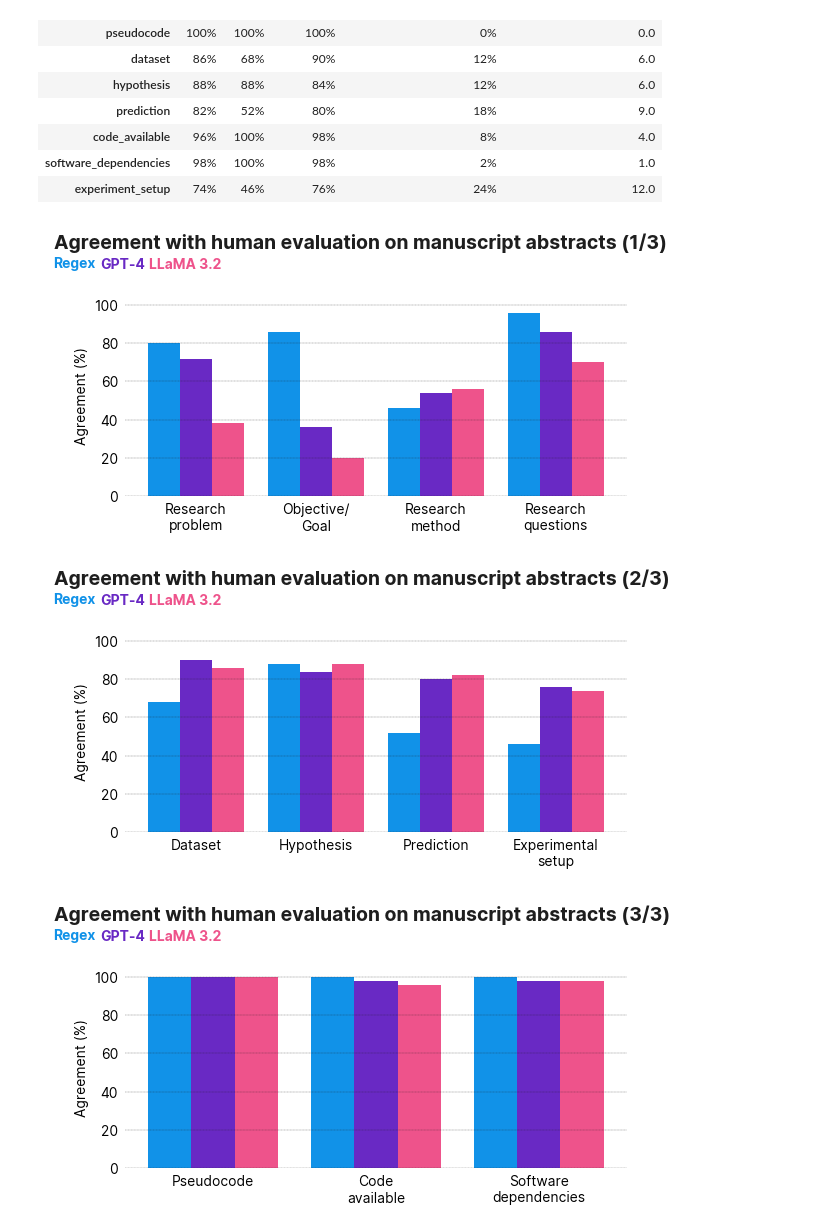
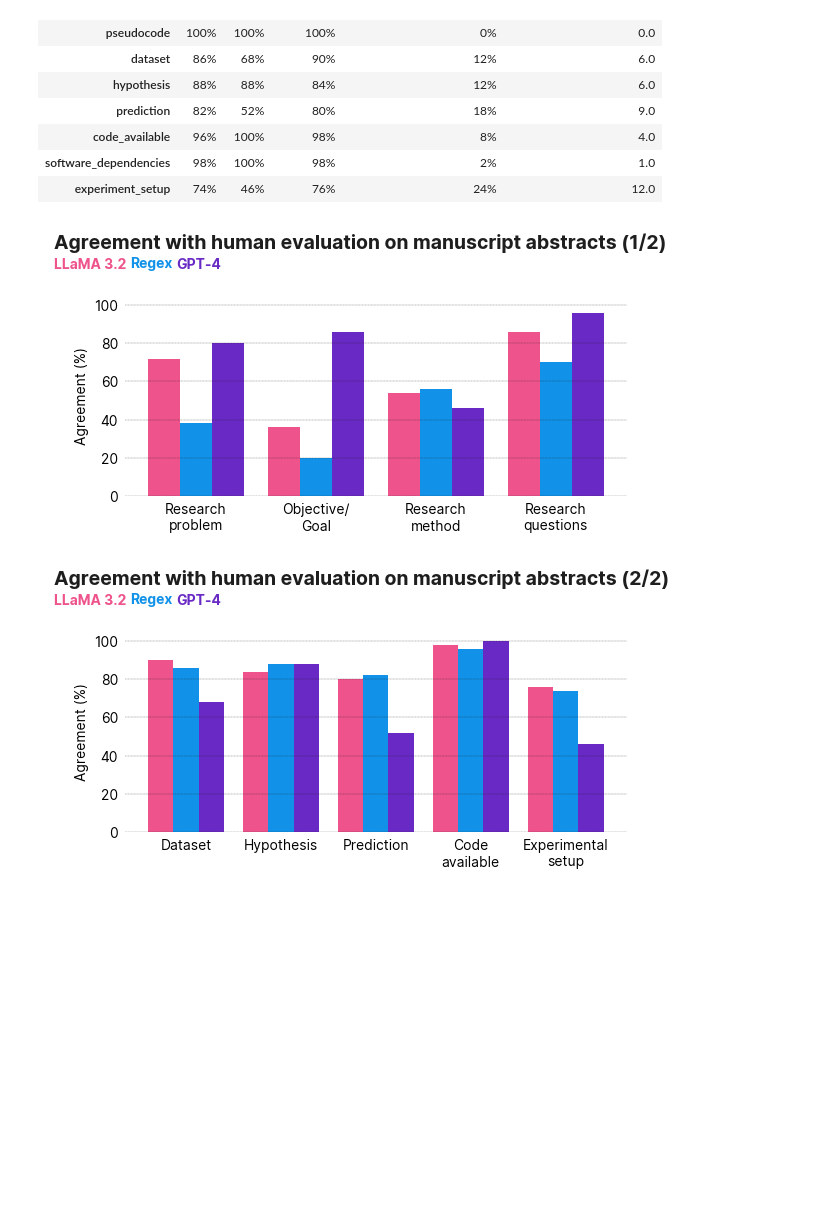
Before and after one commit to Machine-Learning-Pipelines/reproscreener, a Jupyter notebook: docs/manual_evaluation_explorer.ipynb, the cells around one changed output. Saved outputs shown, nothing was run; the diff lists cells and outputs as text; code cells hidden in the pictures; blank space fills up the shorter version.

Commit message:
fix plot 3 legend order, add axis titles to heatmaps, add ibm carbon

```diff
--- a/docs/manual_evaluation_explorer.ipynb
+++ b/docs/manual_evaluation_explorer.ipynb
@@ -460,25 +564,16 @@ merged_agreement_results_manual
 | software_dependencies | 98% | 100% | 98% | 2% | 1.0 |
 | experiment_setup | 74% | 46% | 76% | 24% | 12.0 |
 # %%
-def plot_agreement_by_metric_mpl(metrics_display_map, metric_order):
+def plot_agreement_by_metric_mpl(metrics_display_map):
     df_sorted = merged_agreement_results_melt.sort_values(["Metric","Method"])
-    methods = df_sorted["Method"].unique()
-    colors = {
-        # "Regex": "#F84F52",
-        # "GPT-4": "#40A6DD",
-        # "LLaMA 3.2": "#57C785"
-        # "Regex": "#a56eff",
-        # "GPT-4": "#005d5d",
-        # "LLaMA 3.2": "#002d9c"
-        "Regex": "#ee538b",
-        "GPT-4": "#1192e8",
-        "LLaMA 3.2": "#6929c4"
-    }
+
+    # Use the selected Carbon Design System palette and global method order
+    colors = selected_palette
+    methods = method_order  # Use the global consistent order
 
     groups = [
         ["problem", "objective", "research_method", "research_questions"],
-        ["dataset", "hypothesis", "prediction", "experiment_setup"],
-        ["pseudocode", "code_available", "software_dependencies"],
+        ["dataset", "hypothesis", "prediction","code_available","experiment_setup"],
     ]
 
     width = 0.8 / len(methods)
@@ -491,36 +586,35 @@ def plot_agreement_by_metric_mpl(metrics_display_map, metric_order):
             ax.bar(x + i*width - (len(methods)-1)*width/2, sub["Agreement"].values, width, label=m, color=colors[m])
 
         ax.set_xticks(x)
         ax.set_xticklabels([ "\n".join(wrap(metrics_display_map[m], 12)) for m in group ])
         ax.set_ylim(0, 1.05)
         ax.set_yticks([0, 0.2, 0.4, 0.6, 0.8, 1.0])
         ax.set_yticklabels(['0', '20', '40', '60', '80', '100'])
         ax.set_ylabel('Agreement (%)')
         ax.yaxis.grid(True, linestyle="--", linewidth=0.2, color="#1E1E1E", alpha=1)
         ax.tick_params(axis="x", size=0, pad=5)
         ax.spines[["top", "right", "bottom", "left"]].set_visible(False)
         ax.tick_params(axis="y", size=0, pad=5)
 
         fig.text(x=0.02, y=1, s=f"Agreement with human evaluation on manuscript abstracts ({idx}/{len(groups)})", size=14, fontweight="bold")
         fig_text(
             x=0.02,
             y=0.97,
-            s="<Regex> <GPT-4> <LLaMA 3.2>",
+            s="<LLaMA 3.2> <Regex> <GPT-4>",
             highlight_textprops=[
-                {"color": colors["GPT-4"], "fontweight": "bold"},
                 {"color": colors["LLaMA 3.2"], "fontweight": "bold"},
                 {"color": colors["Regex"], "fontweight": "bold"},
+                {"color": colors["GPT-4"], "fontweight": "bold"},
             ],
 
         )
         plt.tight_layout()
         plt.savefig(current_figures_dir + f"agreements_on_abstracts_row{idx}.png", dpi=320, bbox_inches="tight")
         plt.savefig(thesis_figures_dir + f"agreements_on_abstracts_row{idx}.png", dpi=320, bbox_inches="tight")
         plt.savefig(presentation_figures_dir + f"agreements_on_abstracts_row{idx}.png", dpi=320, bbox_inches="tight")
         plt.show()
 
-plot_agreement_by_metric_mpl(metrics_display_map, metric_order)
+plot_agreement_by_metric_mpl(repro_manuscript_metrics_display_map)
 # %% [output]
-[figure, old version]
+[figure, new version]
-[figure, old version]
+[figure, new version]
-[figure, removed]
```
Also changed, not shown: parts of 5 cells of this notebook, 4 other files.
